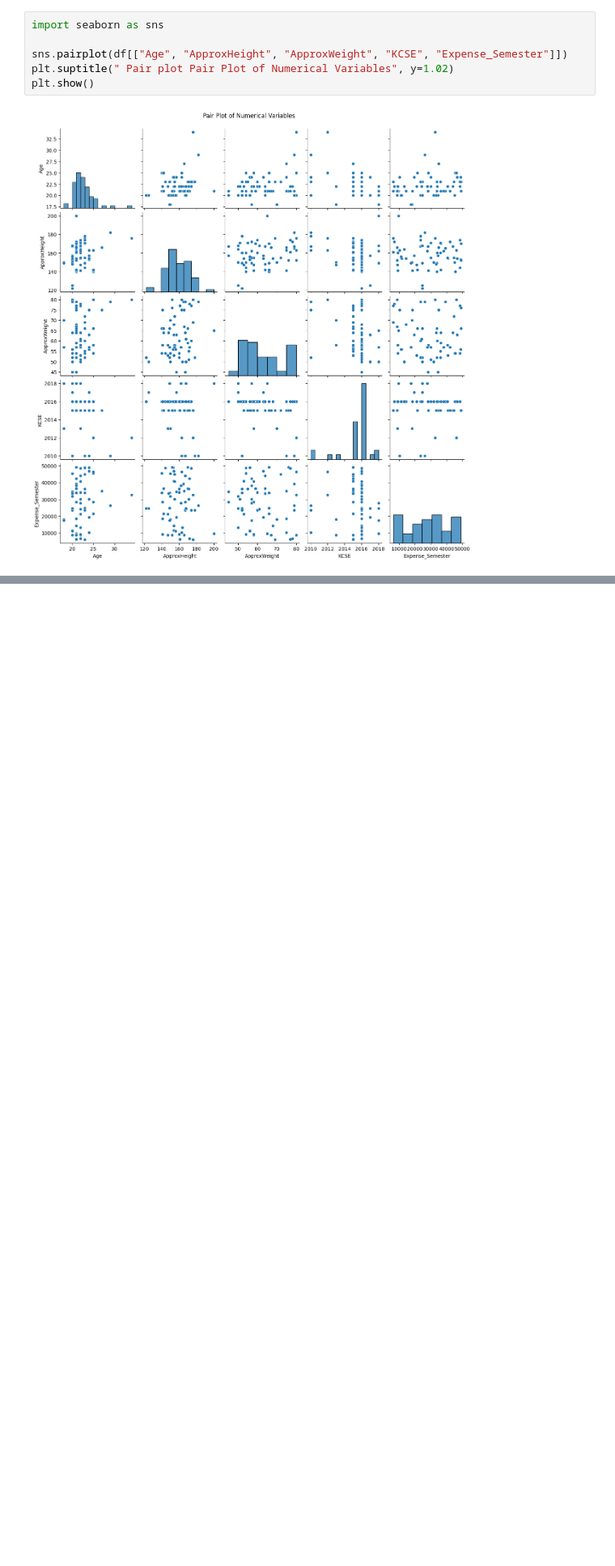
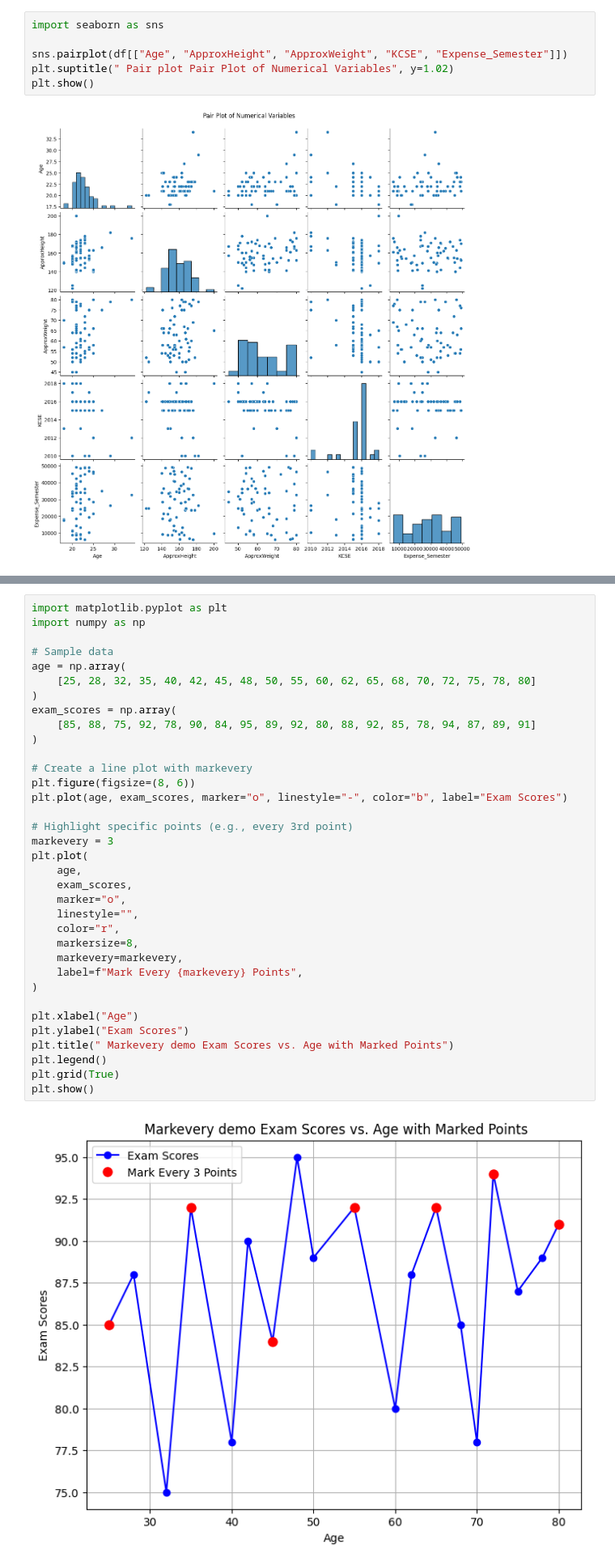
Before and after one commit to PrathamM16/MCA-Python-p9, a Jupyter notebook: 2347138_P9.ipynb, the cells around one changed output, grey strips where cells are left out. Shown: that part at 81% size. Drawn from its saved outputs; the diff is of its cells as text; blank space fills up the shorter version.

```diff
--- a/2347138_P9.ipynb
+++ b/2347138_P9.ipynb
@@ -329,0 +317,37 @@ plt.show()
+# %%
+import matplotlib.pyplot as plt
+import numpy as np
+
+# Sample data
+age = np.array(
+    [25, 28, 32, 35, 40, 42, 45, 48, 50, 55, 60, 62, 65, 68, 70, 72, 75, 78, 80]
+)
+exam_scores = np.array(
+    [85, 88, 75, 92, 78, 90, 84, 95, 89, 92, 80, 88, 92, 85, 78, 94, 87, 89, 91]
+)
+
+# Create a line plot with markevery
+plt.figure(figsize=(8, 6))
+plt.plot(age, exam_scores, marker="o", linestyle="-", color="b", label="Exam Scores")
+
+# Highlight specific points (e.g., every 3rd point)
+markevery = 3
+plt.plot(
+    age,
+    exam_scores,
+    marker="o",
+    linestyle="",
+    color="r",
+    markersize=8,
+    markevery=markevery,
+    label=f"Mark Every {markevery} Points",
+)
+
+plt.xlabel("Age")
+plt.ylabel("Exam Scores")
+plt.title(" Markevery demo Exam Scores vs. Age with Marked Points")
+plt.legend()
+plt.grid(True)
+plt.show()
+# %% [output]
+[figure, added]
```
Also changed, not shown: parts of 3 cells of this notebook, 1 other file.
